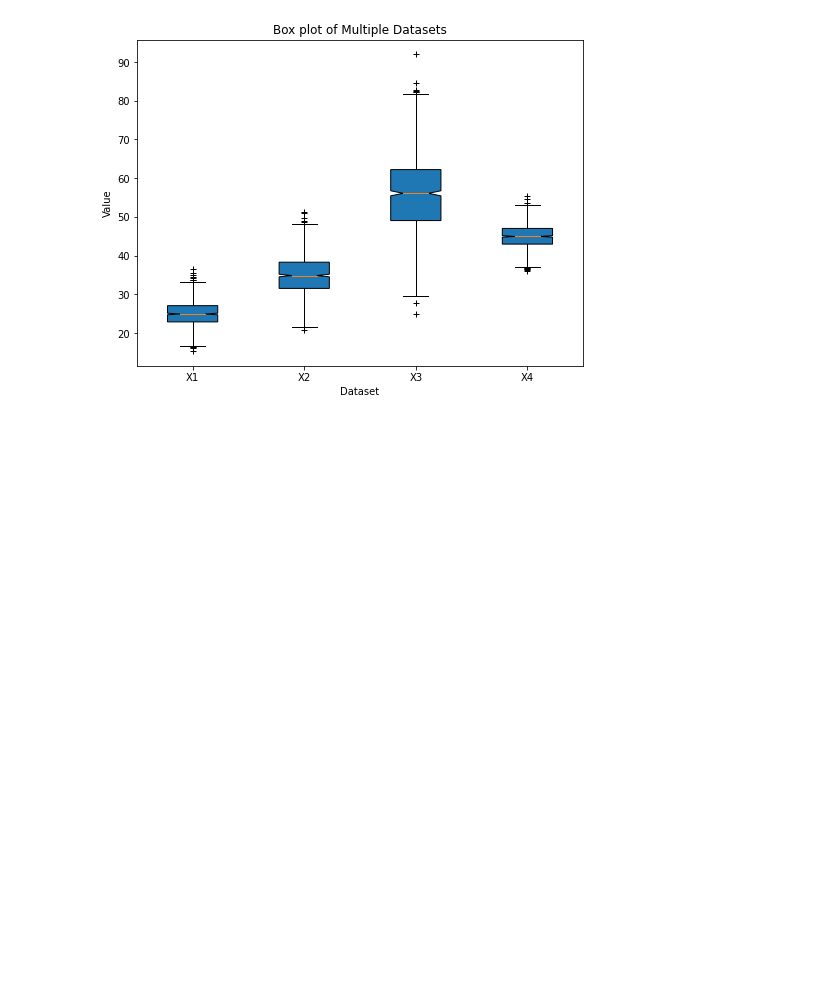
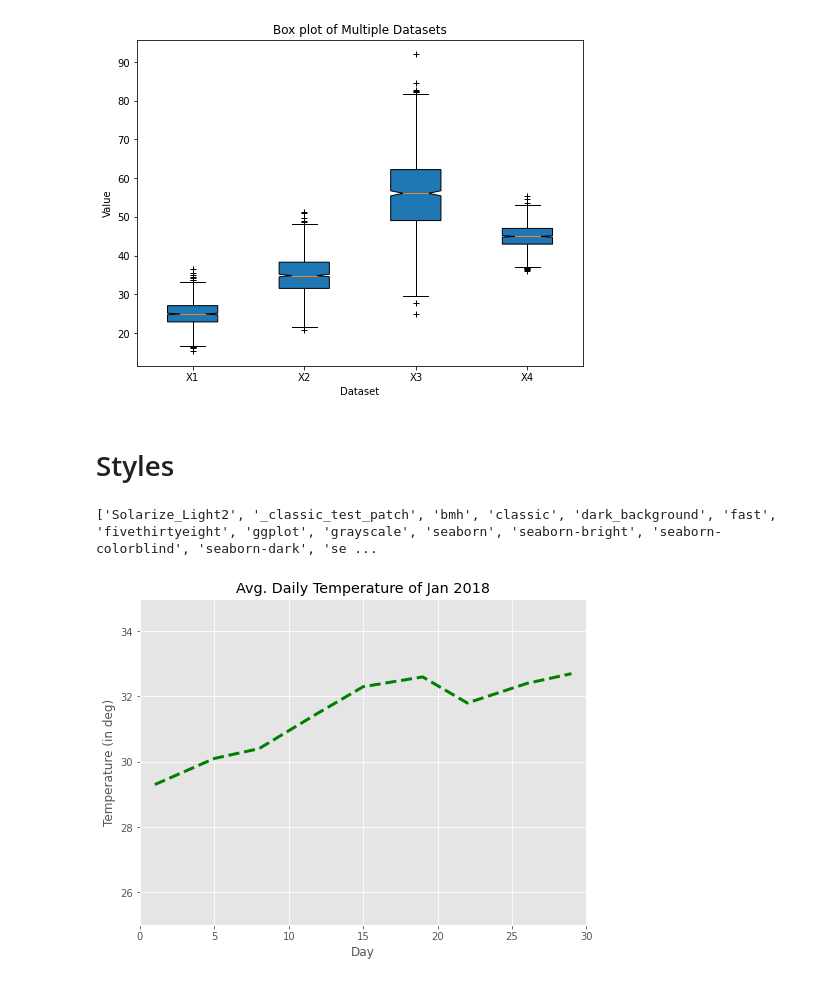
Before and after one commit to vvtrip/ml_manifestations, a Jupyter notebook: 7_tools/9_matplotlib.ipynb, the cells around one changed output. Cells and saved outputs as stored; diff of their text form; code cells hidden in the pictures; blank space fills up the shorter version.

Commit message:
adds matplotlib styles basics

```diff
--- a/7_tools/9_matplotlib.ipynb
+++ b/7_tools/9_matplotlib.ipynb
@@ -717,3 +717,34 @@ test_boxplot_of_four_normal_distribution()
 # %% [output]
 [figure]
 [figure]
+# %% [markdown]
+# Styles
+# %%
+# Matplotlib Styles
+# matplotlib.pyplot comes with a lot of styles. Based on the chosen style, the display of figure changes.
+# You can view various styles available in pyplot by running the following commands.
+
+import matplotlib.pyplot as plt
+print(plt.style.available)
+# %% [output]
+['Solarize_Light2', '_classic_test_patch', 'bmh', 'classic', 'dark_background', 'fast', 'fivethirtyeight', 'ggplot', 'grayscale', 'seaborn', 'seaborn-bright', 'seaborn-colorblind', 'seaborn-dark', 'se ...
+# %%
+# A specific style can be invoked with either of the two expressions shown below.
+# plt.style.use('ggplot')
+# or
+
+# plt.style.context('ggplot')
+# Using the later expression with a keyword, with is recommended.
+
+with plt.style.context('ggplot'):
+    fig = plt.figure(figsize=(8,6))
+    ax = fig.add_subplot(111)
+    ax.set(title='Avg. Daily Temperature of Jan 2018',
+      xlabel='Day', ylabel='Temperature (in deg)',
+      xlim=(0, 30), ylim=(25, 35))
+    days = [1, 5, 8, 12, 15, 19, 22, 26, 29]
+    temp = [29.3, 30.1, 30.4, 31.5, 32.3, 32.6, 31.8, 32.4, 32.7]
+    ax.plot(days, temp, color='green', linestyle='--', linewidth=3)
+    plt.show()
+# %% [output]
+[figure, added]
```
Also changed, not shown: parts of 6 cells of this notebook.
